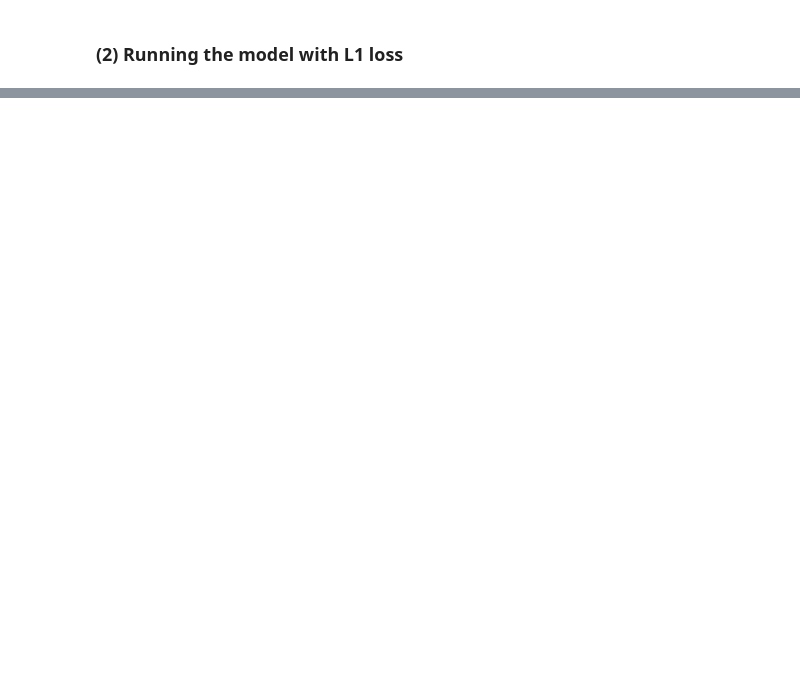
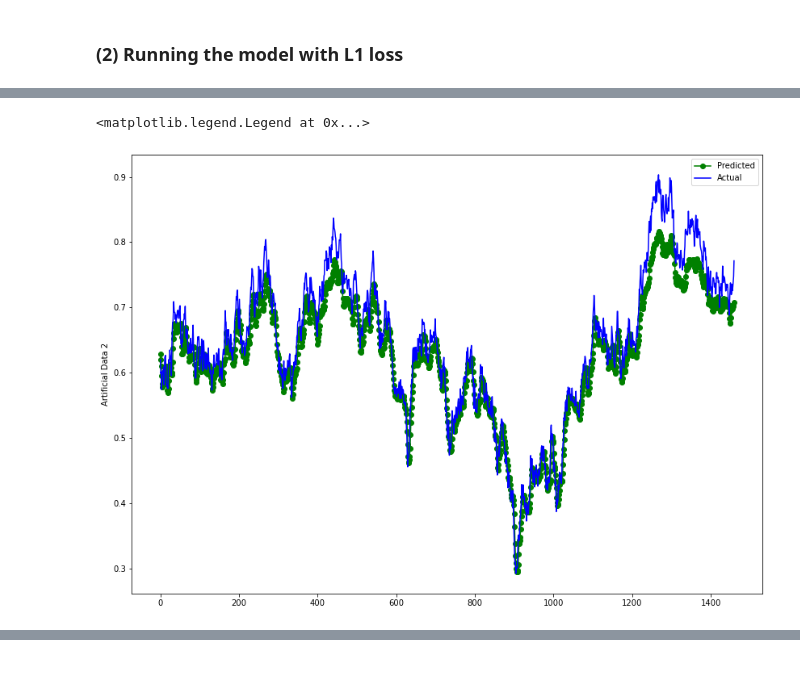
Before and after one commit to goodudetheboy/TimeSeriesWithNN, a Jupyter notebook: src/model/simple RNN.ipynb, the cells around one changed output, grey strips where cells are left out. Cells and saved outputs as stored; diff of their text form; code cells hidden in the pictures; blank space fills up the shorter version.

Commit message:
updated RNN
added artificial data 2

```diff
--- a/src/model/simple RNN.ipynb
+++ b/src/model/simple RNN.ipynb
@@ -1063,0 +1062,7 @@ plt.legend()
+# %%
+art2_df = pd.read_csv(dataset_folder + "Artificial_trend1.csv")
+art2_df
+art2_df['date'] = pd.to_datetime(art2_df['date'])
+art2_df.set_index('date', inplace=True)
+art2_df.dropna(inplace=True)
+art2_df
@@ -1063,0 +1084,12 @@ plt.legend()
+# %%
+#scaling the sencond artificial dataset
+scaler = MinMaxScaler()
+scaled_art2 = scaler.fit_transform(art2_df.values)
+
+train_x,train_y,test_x,test_y = split_data(scaled_art2, lookback)
+
+# Print data shape
+print('X_train.shape: ', train_x.shape)
+print('y_train.shape: ', train_y.shape)
+print('X_test.shape: ', test_x.shape)
+print('y_test.shape: ', test_y.shape)
@@ -1063,0 +1101,6 @@ plt.legend()
+# %%
+batch_size = 64
+train_data = TensorDataset(torch.from_numpy(train_x), torch.from_numpy(train_y))
+train_loader = DataLoader(train_data, shuffle=False, batch_size=batch_size, drop_last=True)
+test_data = TensorDataset(torch.from_numpy(test_x), torch.from_numpy(test_y))
+test_loader = DataLoader(test_data, shuffle=False, batch_size=1, drop_last=True)
@@ -1063,0 +1109,3 @@ plt.legend()
+# %%
+lr = 0.001
+rnn_art2, art2_train_mse, art2_test_mse, predictions, values = train(train_loader, test_loader, lr, model_type="RNN")
@@ -1063,0 +1155,9 @@ plt.legend()
+# %%
+plt.figure(figsize=(14,10))
+plt.plot(np.asarray(predictions).reshape(-1,1), "-o", color="g", label="Predicted")
+plt.plot(np.asarray(values).reshape(-1,1), color="b", label="Actual")
+plt.ylabel('Artificial Data 2')
+plt.legend()
+# %% [output]
+<matplotlib.legend.Legend at 0x...>
+[figure, added]
```
Also changed, not shown: parts of 54 cells of this notebook.
